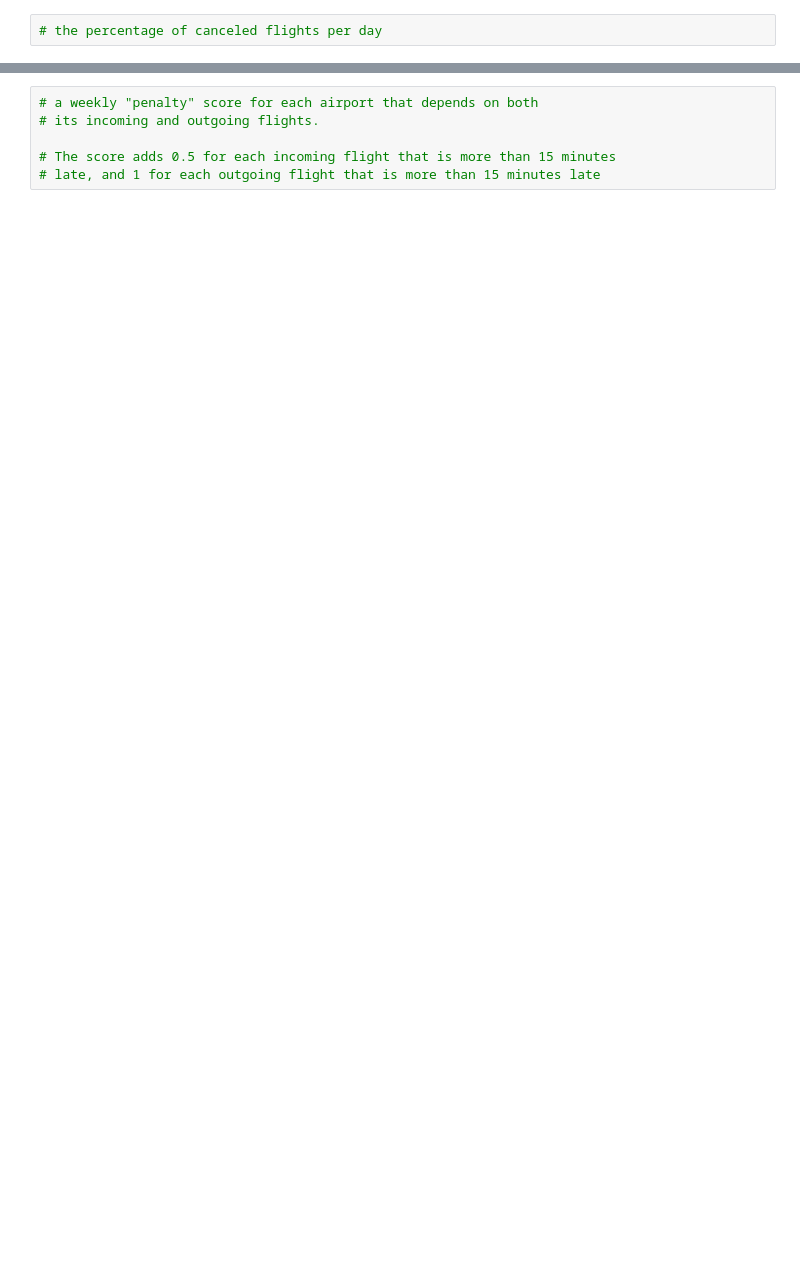
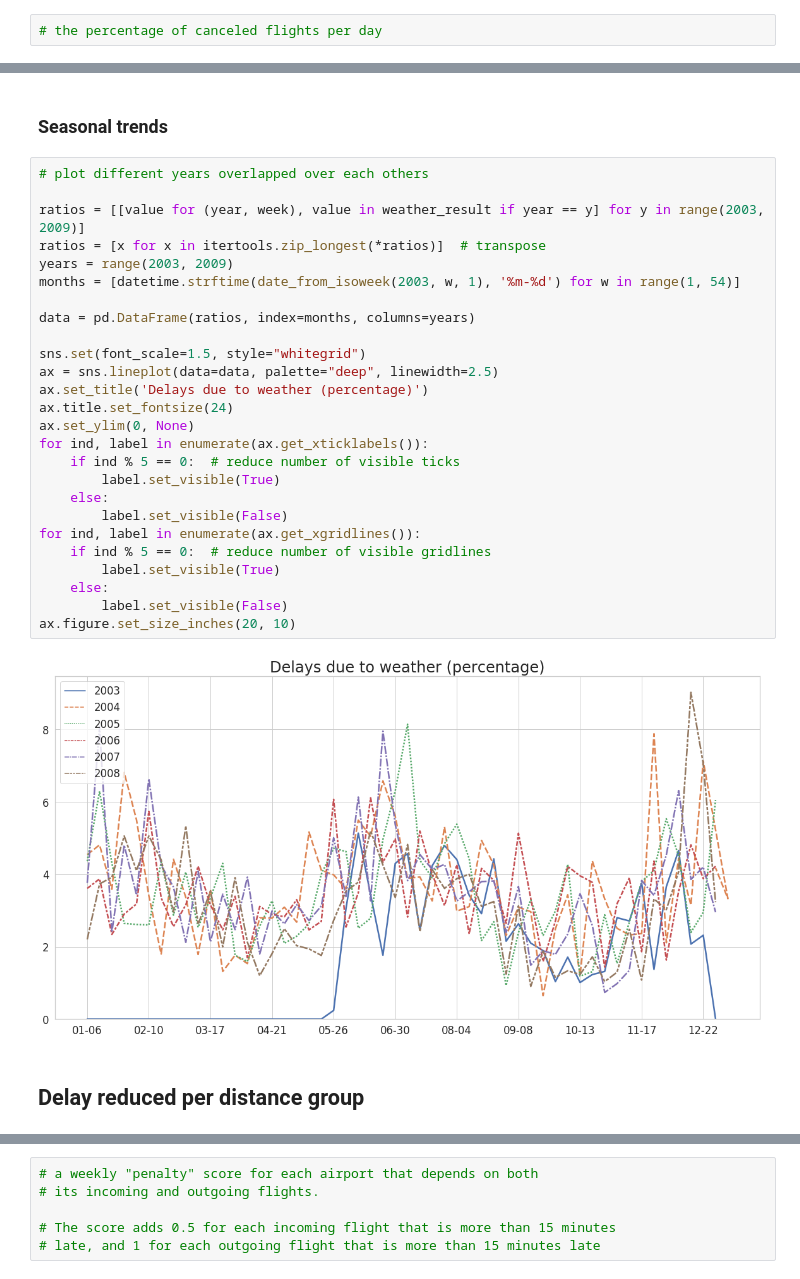
Before and after one commit to pietroferretti/middleware-bigdata, a Jupyter notebook: spark_notebook.ipynb, the cells around one changed output, grey strips where cells are left out. Saved outputs shown, nothing was run; the diff lists cells and outputs as text; blank space fills up the shorter version.

```diff
--- a/spark_notebook.ipynb
+++ b/spark_notebook.ipynb
@@ -196,0 +175,32 @@ for t in distance:
+# %% [markdown]
+### Seasonal trends
+# %%
+# plot different years overlapped over each others
+
+ratios = [[value for (year, week), value in weather_result if year == y] for y in range(2003, 2009)]
+ratios = [x for x in itertools.zip_longest(*ratios)]  # transpose
+years = range(2003, 2009)
+months = [datetime.strftime(date_from_isoweek(2003, w, 1), '%m-%d') for w in range(1, 54)]
+
+data = pd.DataFrame(ratios, index=months, columns=years)
+
+sns.set(font_scale=1.5, style="whitegrid")
+ax = sns.lineplot(data=data, palette="deep", linewidth=2.5)
+ax.set_title('Delays due to weather (percentage)')
+ax.title.set_fontsize(24)
+ax.set_ylim(0, None)
+for ind, label in enumerate(ax.get_xticklabels()):
+    if ind % 5 == 0:  # reduce number of visible ticks
+        label.set_visible(True)
+    else:
+        label.set_visible(False)
+for ind, label in enumerate(ax.get_xgridlines()):
+    if ind % 5 == 0:  # reduce number of visible gridlines
+        label.set_visible(True)
+    else:
+        label.set_visible(False)
+ax.figure.set_size_inches(20, 10)
+# %% [output]
+[figure, added]
+# %% [markdown]
+## Delay reduced per distance group
```
Also changed, not shown: parts of 63 cells of this notebook.
